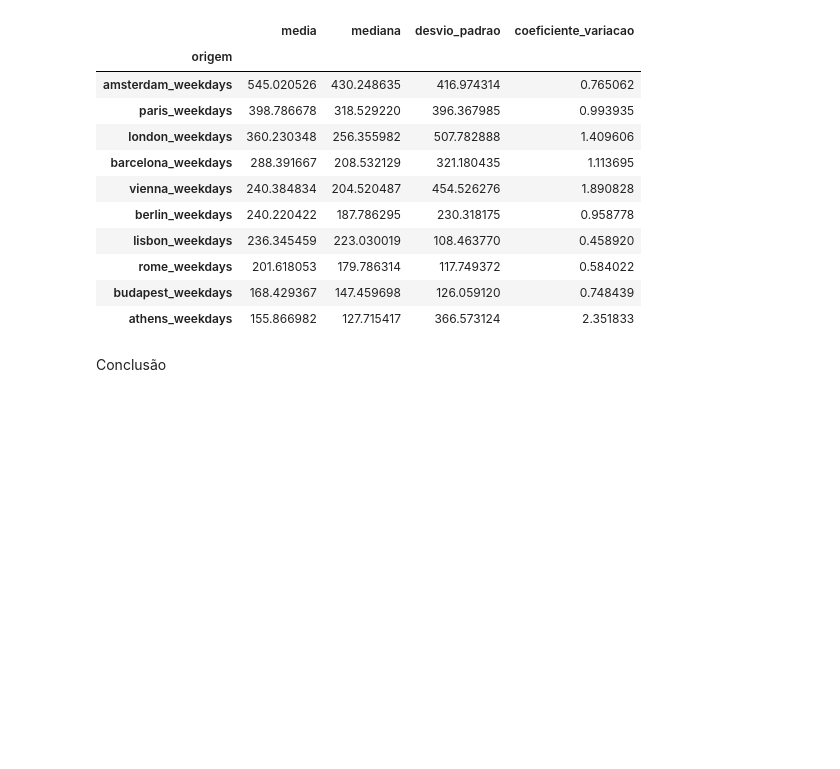
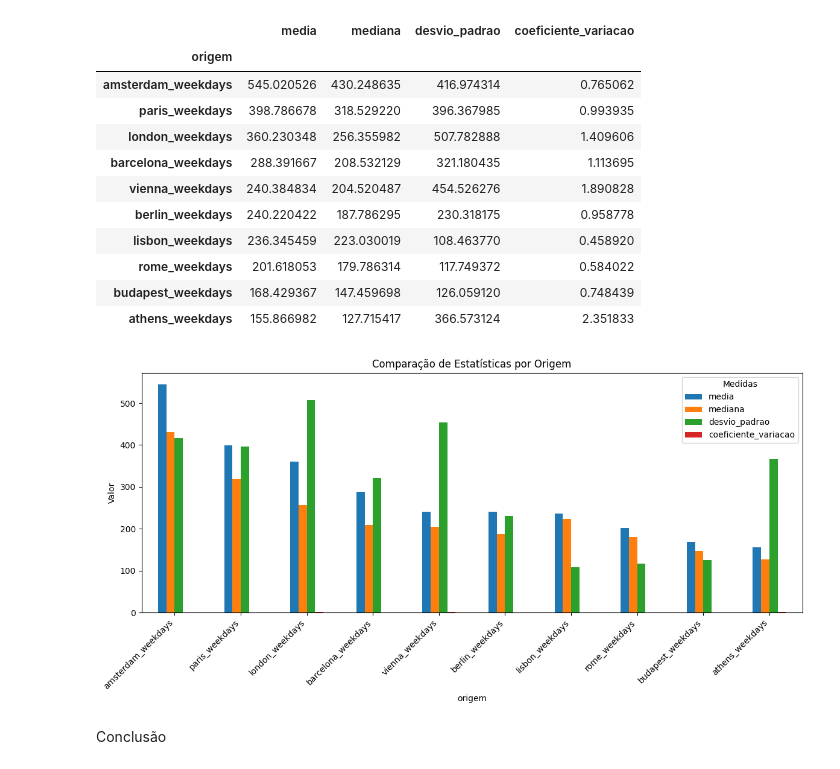
Before and after one commit to walleceoli/airbnb-europe-insights-, a Jupyter notebook: analise.ipynb, the cells around one changed output. Drawn from its saved outputs; the diff is of its cells as text; code cells hidden in the pictures; blank space fills up the shorter version.

```diff
--- a/analise.ipynb
+++ b/analise.ipynb
@@ -641,6 +641,18 @@ df_dias_uteis_estatisticas_descritivas
 | rome_weekdays | 201.618053 | 179.786314 | 117.749372 | 0.584022 |
 | budapest_weekdays | 168.429367 | 147.459698 | 126.059120 | 0.748439 |
 | athens_weekdays | 155.866982 | 127.715417 | 366.573124 | 2.351833 |
+# %%
+ax = df_dias_uteis_estatisticas_descritivas.plot(kind="bar", figsize=(12, 6))
+
+ax.set_ylabel("Valor")
+ax.set_title("Comparação de Estatísticas por Origem")
+plt.xticks(rotation=45, ha="right")
+plt.legend(title="Medidas")
+
+plt.tight_layout()
+plt.show()
+# %% [output]
+[figure, added]
 # %% [markdown]
 Conclusão
 # %% [markdown]
```
Also changed, not shown: parts of 1 cell of this notebook, 1 other file.
